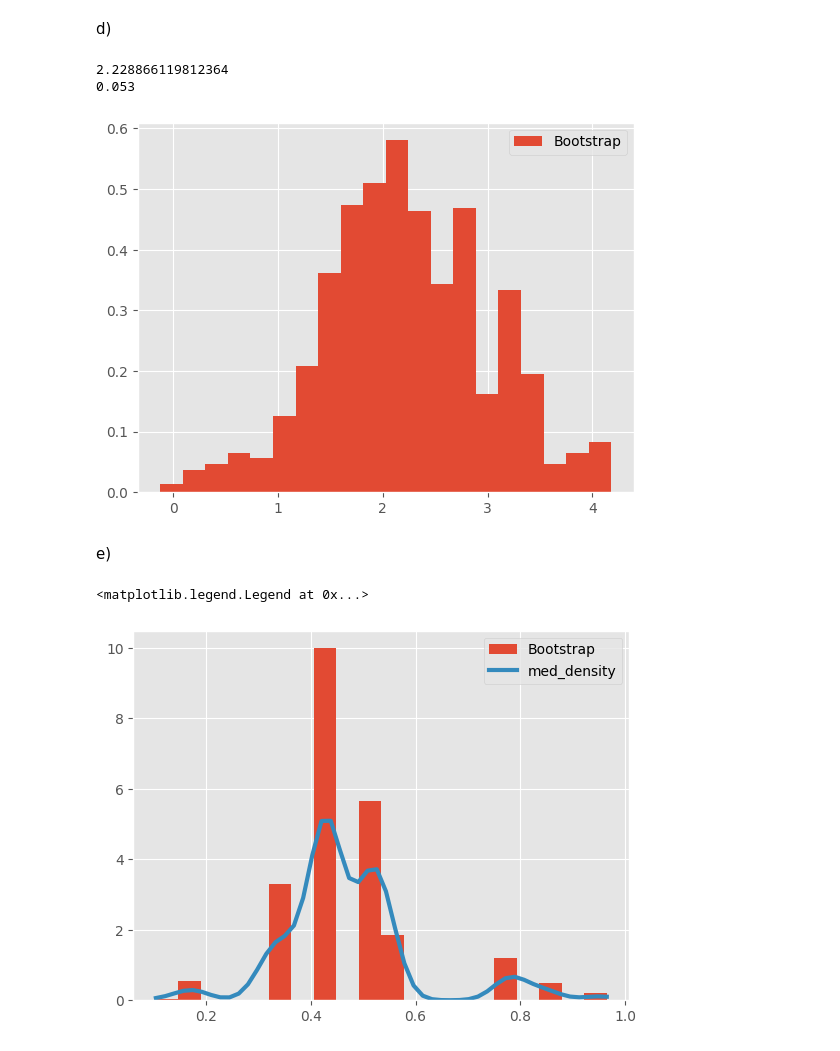
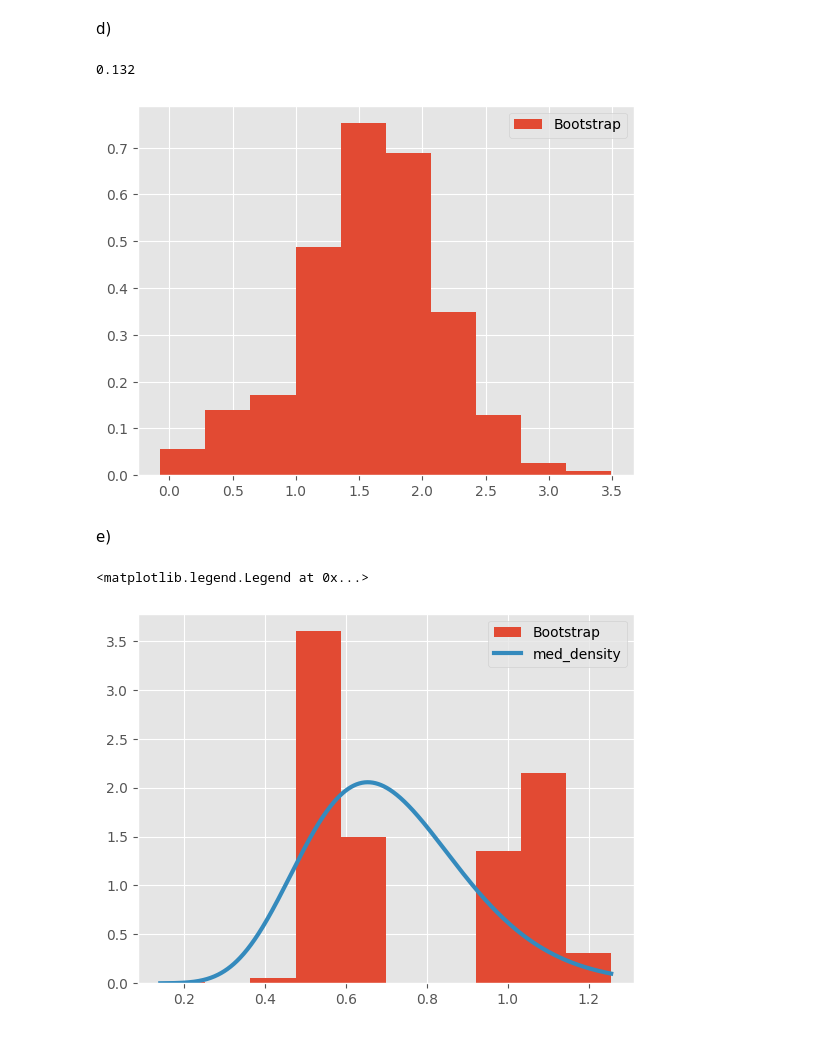
Before and after one commit to Vovarsen/Math-statistics, a Jupyter notebook: T2.ipynb, the cells around one changed output. Drawn from its saved outputs; the diff is of its cells as text; code cells hidden in the pictures.

```diff
--- a/T2.ipynb
+++ b/T2.ipynb
@@ -139,13 +147,12 @@ for i in range(N_boot):
     boot_mean.append(np.mean(sub))
 
 #ЦПТ
-mu = np.mean(sort_arr)
-sigm = np.std(sort_arr, ddof = 1)
+mu = 1
+d = 1/25 #(почему такие параметры объяснил в cpt.pdf)
 
-n_dist = scipy.stats.norm(mu, sigm/np.sqrt(25))
-
-plt.hist(boot_mean, bins = 20, density=True, label = 'Bootstrap')
-x = np.linspace(min(boot_mean), max(boot_mean), 50)
+n_dist = scipy.stats.norm(mu,np.sqrt(d))
+plt.hist(boot_mean, bins = int(np.log2(N_boot) + 1), density=True, label = 'Bootstrap')
+x = np.linspace(min(boot_mean), max(boot_mean), 100)
 y = n_dist.pdf(x)
 plt.plot(x, y, lw = 3, label = 'ЦПТ')
 plt.legend()
@@ -160,32 +167,41 @@ boot_ = []
 for i in range(N_boot):
     sub = np.random.choice(sort_arr, size = 25, replace = True)
     boot_.append((scipy.stats.moment(sub, moment = 3))/(scipy.stats.moment(sub, moment = 2)**1.5))
-plt.hist(boot_, bins = 20, density=True, label = 'Bootstrap')
+plt.hist(boot_, bins = int(np.log2(N_boot) + 1), density=True, label = 'Bootstrap')
 plt.legend()
-print(np.mean(boot_))
+
 
 prob = np.mean(np.array(boot_)< 1)
 print(prob)
 # %% [output]
-2.228866119812364
-0.053
+0.132
-[figure, old version]
+[figure, new version]
 # %% [markdown]
 e)
 # %%
 N_boot = 1000
 boot_med = []
 for i in range(N_boot):
     sub = np.random.choice(sort_arr, size = 25, replace = True)
     boot_med.append(scipy.ndimage.median(sub))
 
-func = scipy.stats.gaussian_kde(boot_med)
-x_med = np.linspace(min(boot_med), max(boot_med), 50)
-y_med = func(x_med)
+#Для плотности распредления медианы используем плотность распределения k-порядковой статистики(в нашем случае k=13)
+def k_med_pdf(x):
+    pdf = np.exp(-x)
+    cdf = 1 - np.exp(-x)
 
-plt.hist(boot_med, bins = 20, density=True, label = 'Bootstrap')
+    coef = sp.comb(25-1, 13-1)
+    return 25 *coef *(cdf ** (13-1)) * ((1-cdf)**(25-13)) * pdf
+
+x_med = np.linspace(min(boot_med), max(boot_med), 1000)
+y_med = [k_med_pdf(x_i) for x_i in x_med]
+
+
+
+
+plt.hist(boot_med, bins = int(np.log2(N_boot) + 1), density=True, label = 'Bootstrap')
 plt.plot(x_med, y_med, lw = 3, label = 'med_density')
 plt.legend()
 # %% [output]
 <matplotlib.legend.Legend at 0x...>
-[figure, old version]
+[figure, new version]
```
Also changed, not shown: parts of 7 cells of this notebook.
